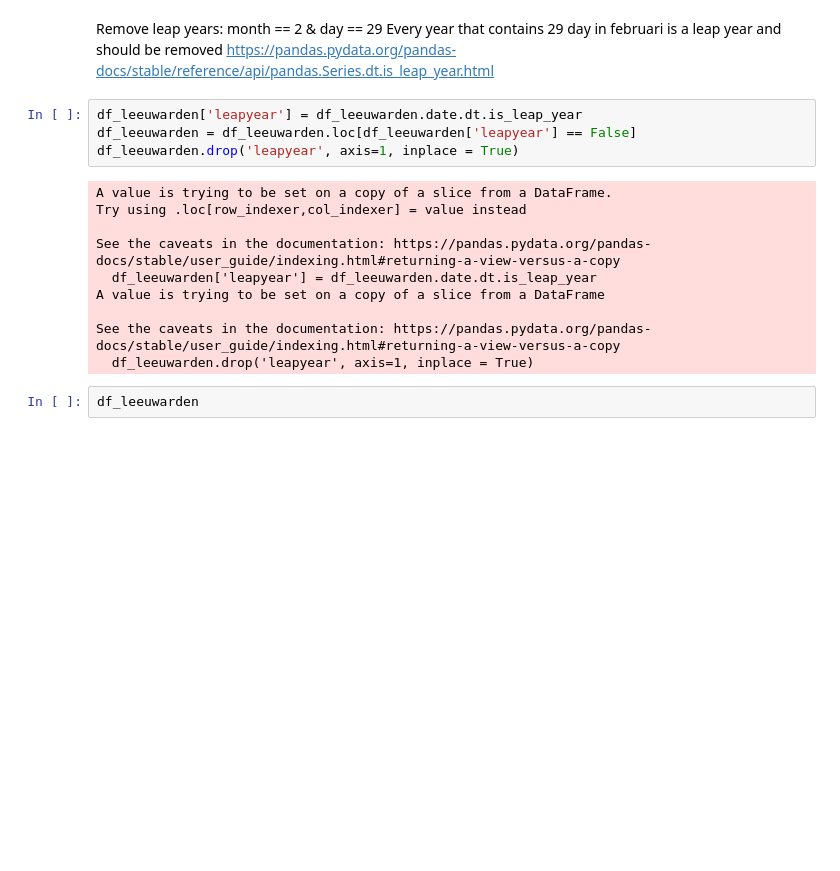
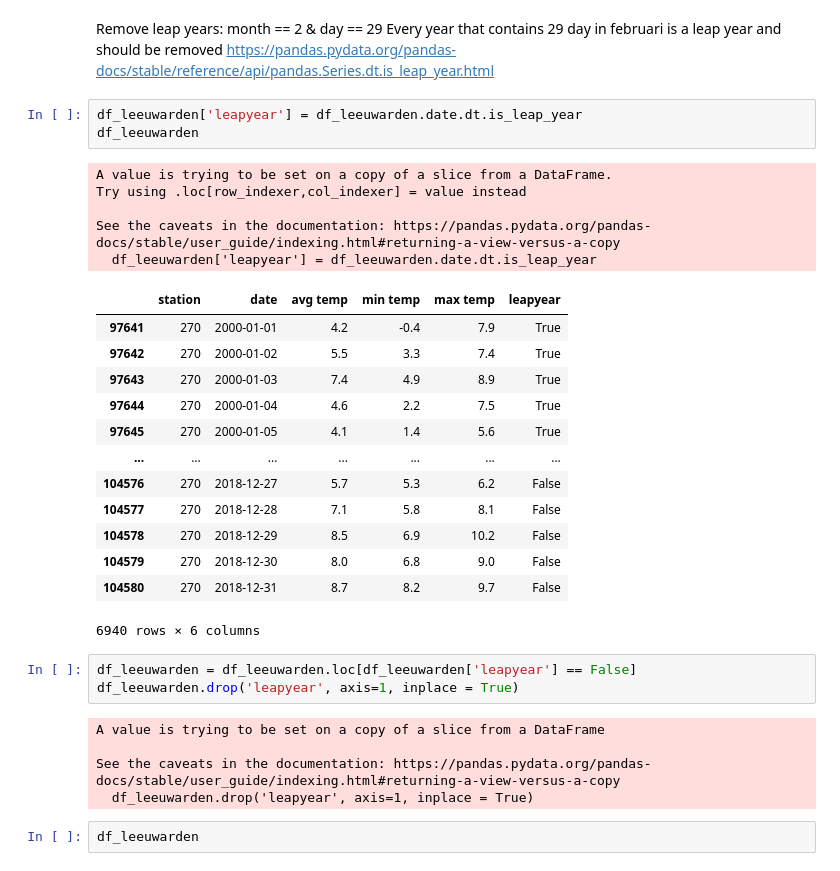
Before and after one commit to ExquizeNyx/BFVM22PROG1, a Jupyter notebook: assessments/Assignment_week_04a.ipynb, the cells around one changed output. Drawn from its saved outputs; the diff is of its cells as text; blank space fills up the shorter version.

```diff
--- a/assessments/Assignment_week_04a.ipynb
+++ b/assessments/Assignment_week_04a.ipynb
@@ -242,16 +242,32 @@ df_leeuwarden
 Remove leap years: month == 2 & day == 29
 Every year that contains 29 day in februari is a leap year and should be removed
 https://pandas.pydata.org/pandas-docs/stable/reference/api/pandas.Series.dt.is_leap_year.html
+# %%
+df_leeuwarden['leapyear'] = df_leeuwarden.date.dt.is_leap_year
+df_leeuwarden
+# %% [output]
+A value is trying to be set on a copy of a slice from a DataFrame.
+Try using .loc[row_indexer,col_indexer] = value instead
+
+See the caveats in the documentation: https://pandas.pydata.org/pandas-docs/stable/user_guide/indexing.html#returning-a-view-versus-a-copy
+  df_leeuwarden['leapyear'] = df_leeuwarden.date.dt.is_leap_year
+|  | station | date | avg temp | min temp | max temp | leapyear |
+| 97641 | 270 | 2000-01-01 | 4.2 | -0.4 | 7.9 | True |
+| 97642 | 270 | 2000-01-02 | 5.5 | 3.3 | 7.4 | True |
+| 97643 | 270 | 2000-01-03 | 7.4 | 4.9 | 8.9 | True |
+| 97644 | 270 | 2000-01-04 | 4.6 | 2.2 | 7.5 | True |
+| 97645 | 270 | 2000-01-05 | 4.1 | 1.4 | 5.6 | True |
+| ... | ... | ... | ... | ... | ... | ... |
+| 104576 | 270 | 2018-12-27 | 5.7 | 5.3 | 6.2 | False |
+| 104577 | 270 | 2018-12-28 | 7.1 | 5.8 | 8.1 | False |
+| 104578 | 270 | 2018-12-29 | 8.5 | 6.9 | 10.2 | False |
+| 104579 | 270 | 2018-12-30 | 8.0 | 6.8 | 9.0 | False |
+| 104580 | 270 | 2018-12-31 | 8.7 | 8.2 | 9.7 | False |
+6940 rows × 6 columns
 # %%
-df_leeuwarden['leapyear'] = df_leeuwarden.date.dt.is_leap_year
 df_leeuwarden = df_leeuwarden.loc[df_leeuwarden['leapyear'] == False]
 df_leeuwarden.drop('leapyear', axis=1, inplace = True)
 # %% [output]
-A value is trying to be set on a copy of a slice from a DataFrame.
-Try using .loc[row_indexer,col_indexer] = value instead
-
-See the caveats in the documentation: https://pandas.pydata.org/pandas-docs/stable/user_guide/indexing.html#returning-a-view-versus-a-copy
-  df_leeuwarden['leapyear'] = df_leeuwarden.date.dt.is_leap_year
 A value is trying to be set on a copy of a slice from a DataFrame
 
 See the caveats in the documentation: https://pandas.pydata.org/pandas-docs/stable/user_guide/indexing.html#returning-a-view-versus-a-copy
```
Also changed, not shown: parts of 25 cells of this notebook.
